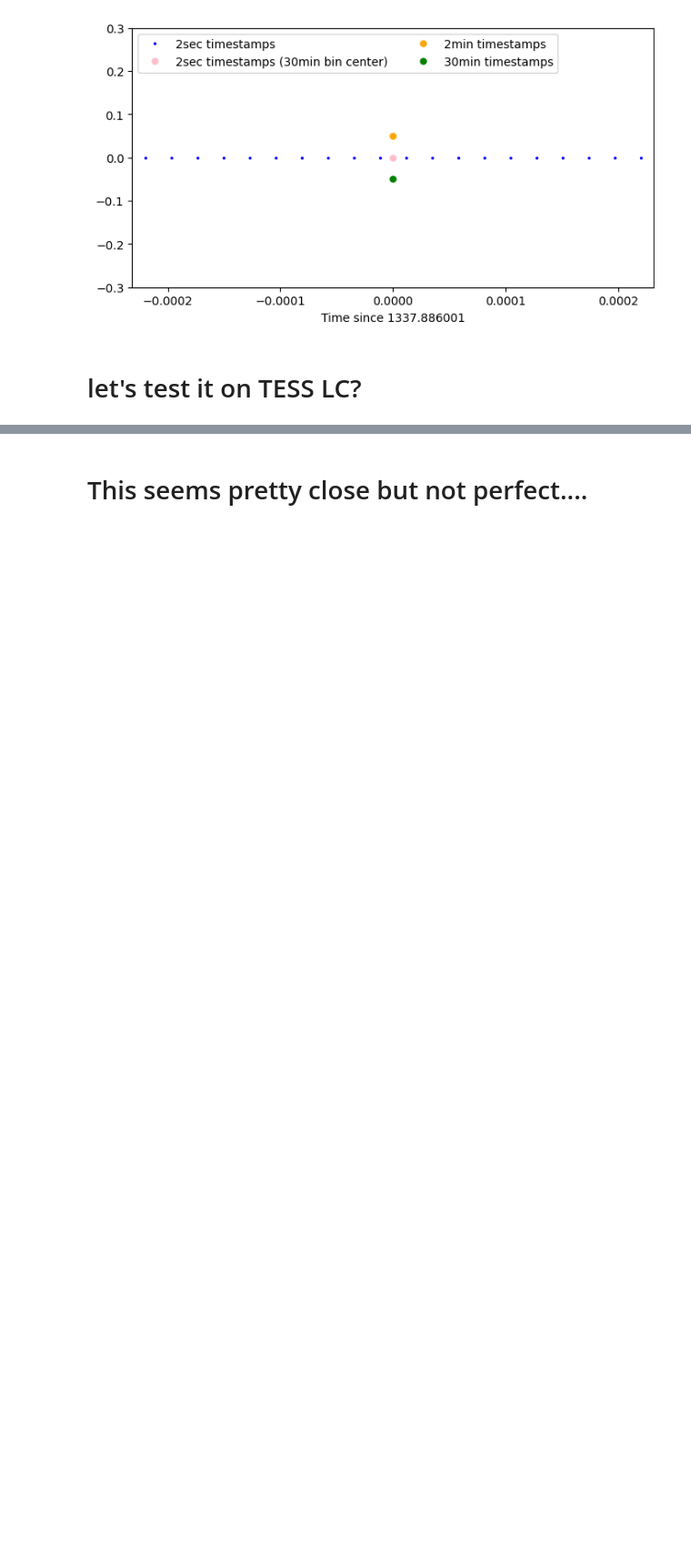
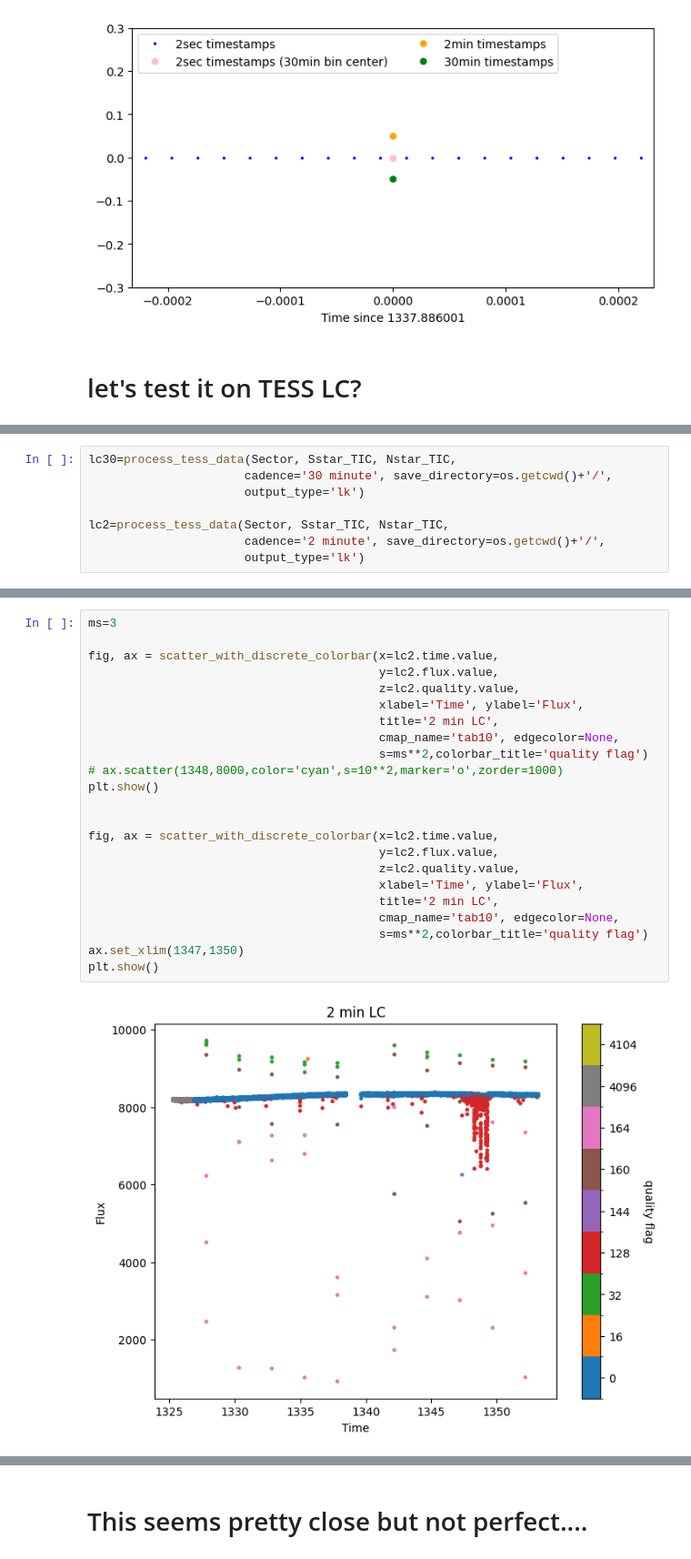
Before and after one commit to daxfeliz/TESS_Quaternion_practice, a Jupyter notebook: quaternion_basics.ipynb, the cells around one changed output, grey strips where cells are left out. Shown at 91% size. Saved outputs shown, nothing was run; the diff lists cells and outputs as text; blank space fills up the shorter version.

```diff
--- a/quaternion_basics.ipynb
+++ b/quaternion_basics.ipynb
@@ -1183,0 +1191,8 @@ plt.show()
+# %%
+lc30=process_tess_data(Sector, Sstar_TIC, Nstar_TIC,
+                      cadence='30 minute', save_directory=os.getcwd()+'/',
+                      output_type='lk')
+
+lc2=process_tess_data(Sector, Sstar_TIC, Nstar_TIC,
+                      cadence='2 minute', save_directory=os.getcwd()+'/',
+                      output_type='lk')
@@ -1183,0 +1291,25 @@ plt.show()
+# %%
+ms=3
+
+fig, ax = scatter_with_discrete_colorbar(x=lc2.time.value,
+                                         y=lc2.flux.value,
+                                         z=lc2.quality.value,
+                                         xlabel='Time', ylabel='Flux',
+                                         title='2 min LC',
+                                         cmap_name='tab10', edgecolor=None,
+                                         s=ms**2,colorbar_title='quality flag')
+# ax.scatter(1348,8000,color='cyan',s=10**2,marker='o',zorder=1000)
+plt.show()
+
+
+fig, ax = scatter_with_discrete_colorbar(x=lc2.time.value,
+                                         y=lc2.flux.value,
+                                         z=lc2.quality.value,
+                                         xlabel='Time', ylabel='Flux',
+                                         title='2 min LC',
+                                         cmap_name='tab10', edgecolor=None,
+                                         s=ms**2,colorbar_title='quality flag')
+ax.set_xlim(1347,1350)
+plt.show()
+# %% [output]
+[figure, added]
```
Also changed, not shown: parts of 14 cells of this notebook.
